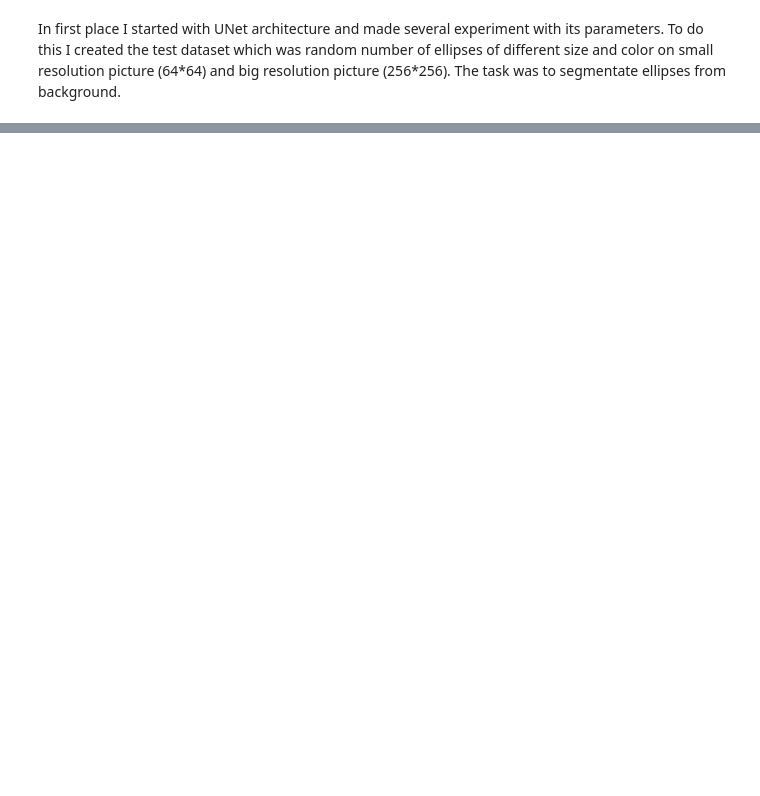
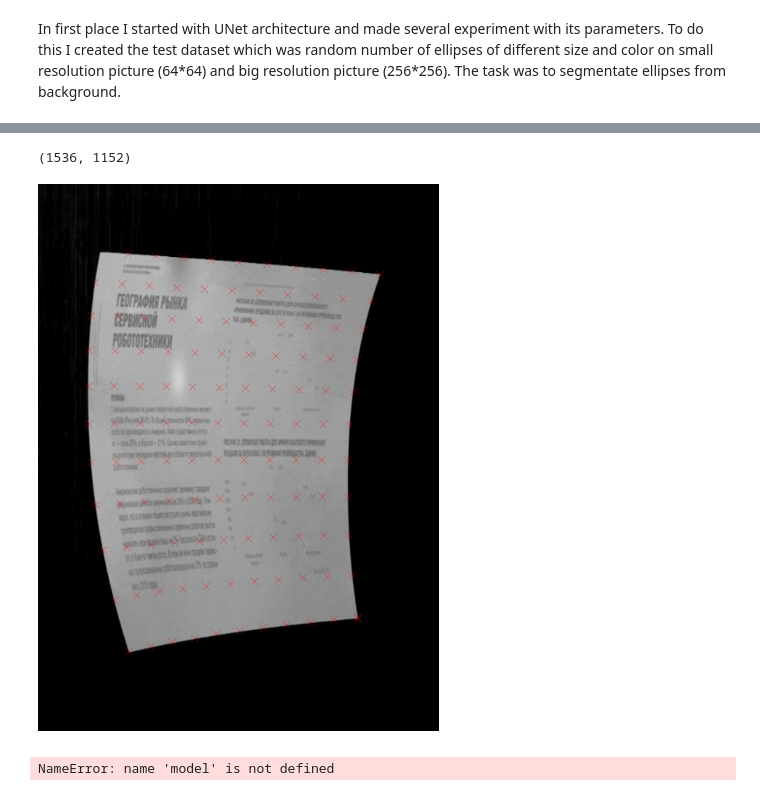
Before and after one commit to archangelChak/Dewarp, a Jupyter notebook: Untitled.ipynb, the cells around one changed output, grey strips where cells are left out. Cells and saved outputs as stored; diff of their text form; code cells hidden in the pictures; blank space fills up the shorter version.

```diff
--- a/Untitled.ipynb
+++ b/Untitled.ipynb
@@ -53,0 +82,6 @@ train_loader = get_loader()
+# %%
+mask = np.asarray(mask[0].transpose(0,1).transpose(1,2))
+image = np.asarray(image[0])
+# %%
+grid = find_grid(Smooth(np.asarray(mask).squeeze()), np.asarray(mask).squeeze())
+grid
@@ -54,3 +109,22 @@ train_loader = get_loader()
+# %%
+image[0].shape
+# %% [output]
+(1536, 1152)
+# %%
+x=[]
+y=[]
+for j in range(11):
+    x+= [[i[0] + q for q in range(-10,10,1)] for i in grid[j]]
+    y+= [[i[1] + q for q in range(-10,10,1)] for i in grid[j]]
+    x+= [[i[0] + q for q in range(-10,10,1)] for i in grid[j]]
+    y+= [[i[1] + q for q in range(10,-10,-1)] for i in grid[j]]
+x = reduce(lambda a,b: a+b,x)
+y = reduce(lambda a,b: a+b,y)
+grid_img = cv2.cvtColor(np.asarray(image[0]*255,dtype=np.uint8),cv2.COLOR_GRAY2RGB)
+grid_img[x, y] = [255,0,0]
+display(Image.fromarray(grid_img))
+# %% [output]
+[figure, added]
 # %%
 model = make_docunet_estimator(model,train_loader,train_loader)
 # %%
@@ -61,2 +132,4 @@ image[0][0].shape
 # %%
-ShowResult(image[0][0],GetPredMask(image[0][0],model))
+show_result(image[0][0],get_pred_mask(image[0][0],model))
+# %% [output]
+NameError: name 'model' is not defined
```
Also changed, not shown: parts of 16 cells of this notebook, 3 other files.
